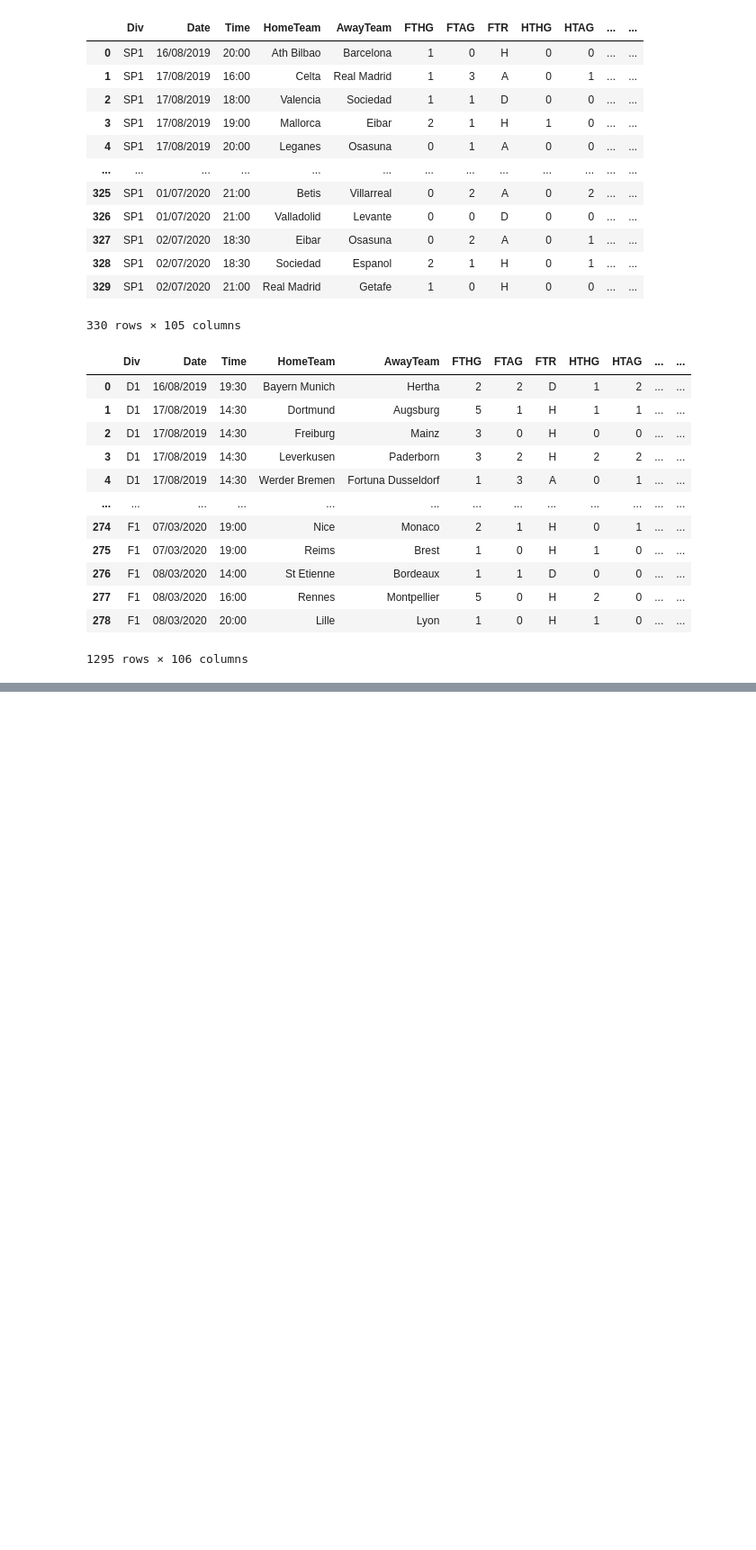
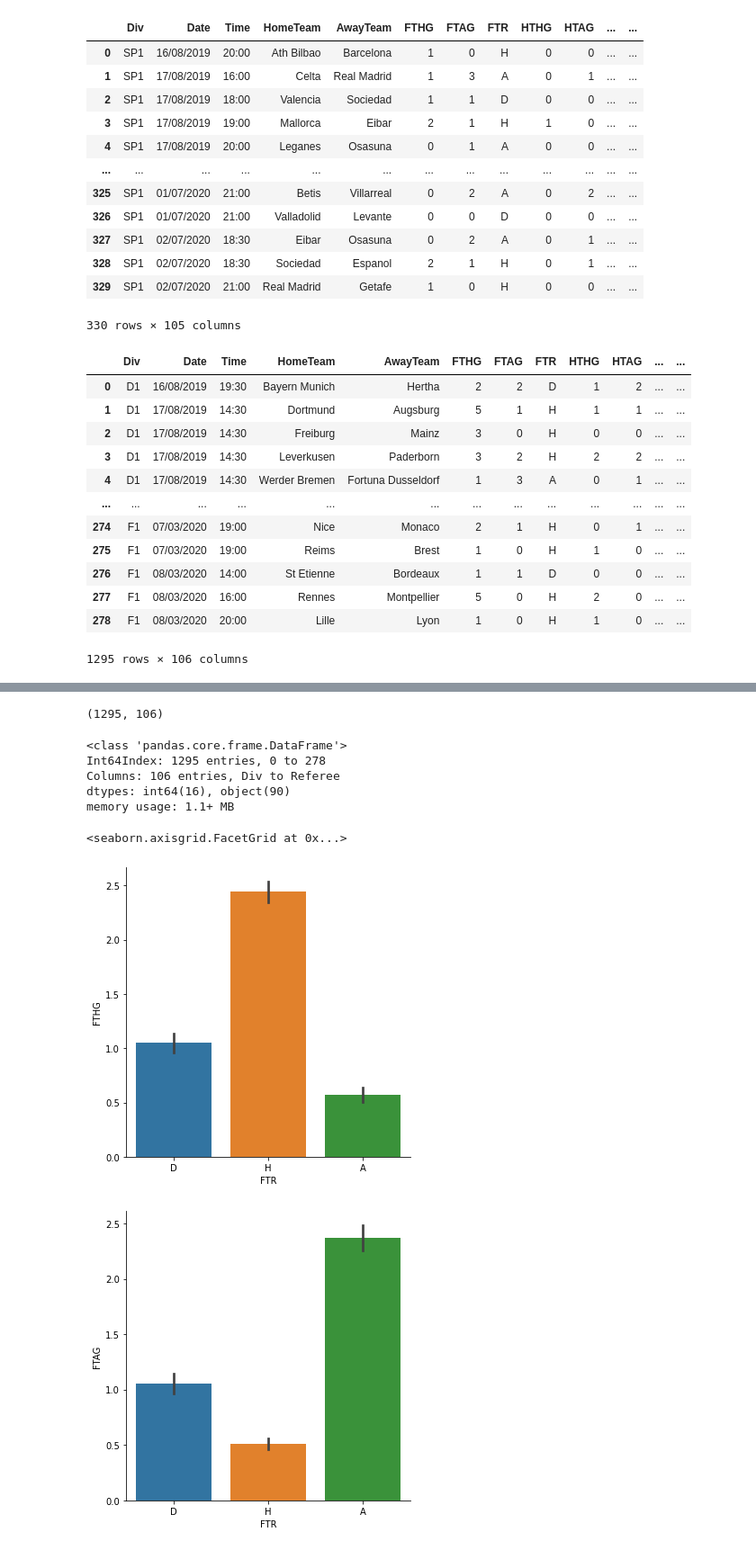
Before and after one commit to Promiat/data_with_py, a Jupyter notebook: ml_project/football_predictions.ipynb, the cells around one changed output, grey strips where cells are left out. Shown at 90% size. Saved outputs shown, nothing was run; the diff lists cells and outputs as text; code cells hidden in the pictures; blank space fills up the shorter version.

```diff
--- a/ml_project/football_predictions.ipynb
+++ b/ml_project/football_predictions.ipynb
@@ -93,0 +164,19 @@ globale_data
+# %%
+globale_data.shape
+# %% [output]
+(1295, 106)
+# %%
+globale_data.info()
+# %% [output]
+<class 'pandas.core.frame.DataFrame'>
+Int64Index: 1295 entries, 0 to 278
+Columns: 106 entries, Div to Referee
+dtypes: int64(16), object(90)
+memory usage: 1.1+ MB
+# %%
+sns.catplot(data=globale_data,  x='FTR', y = 'FTHG', kind='bar'   )
+sns.catplot(data=globale_data,  x='FTR', y = 'FTAG', kind='bar' )
+# %% [output]
+<seaborn.axisgrid.FacetGrid at 0x...>
+[figure, added]
+[figure, added]
```
Also changed, not shown: parts of 22 cells of this notebook, 2 other files.
